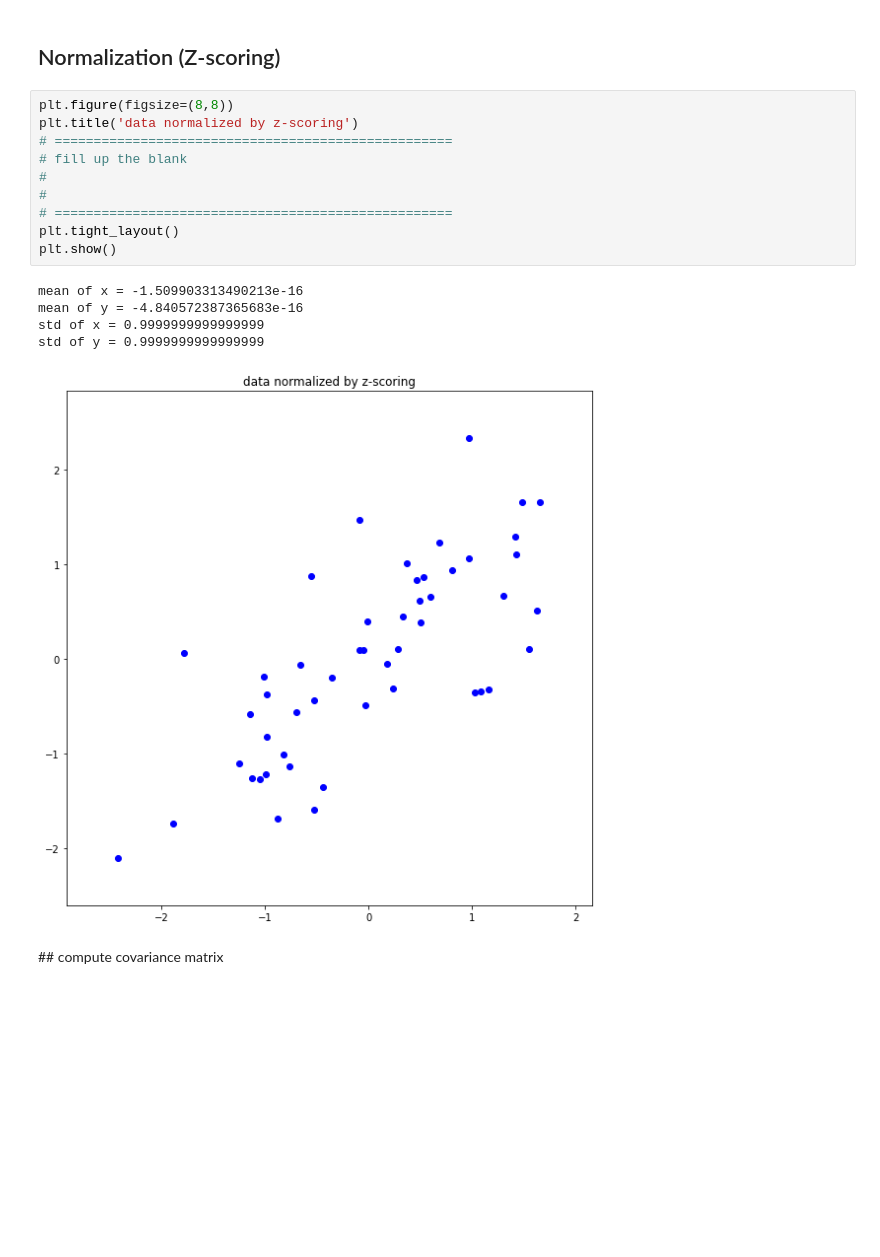
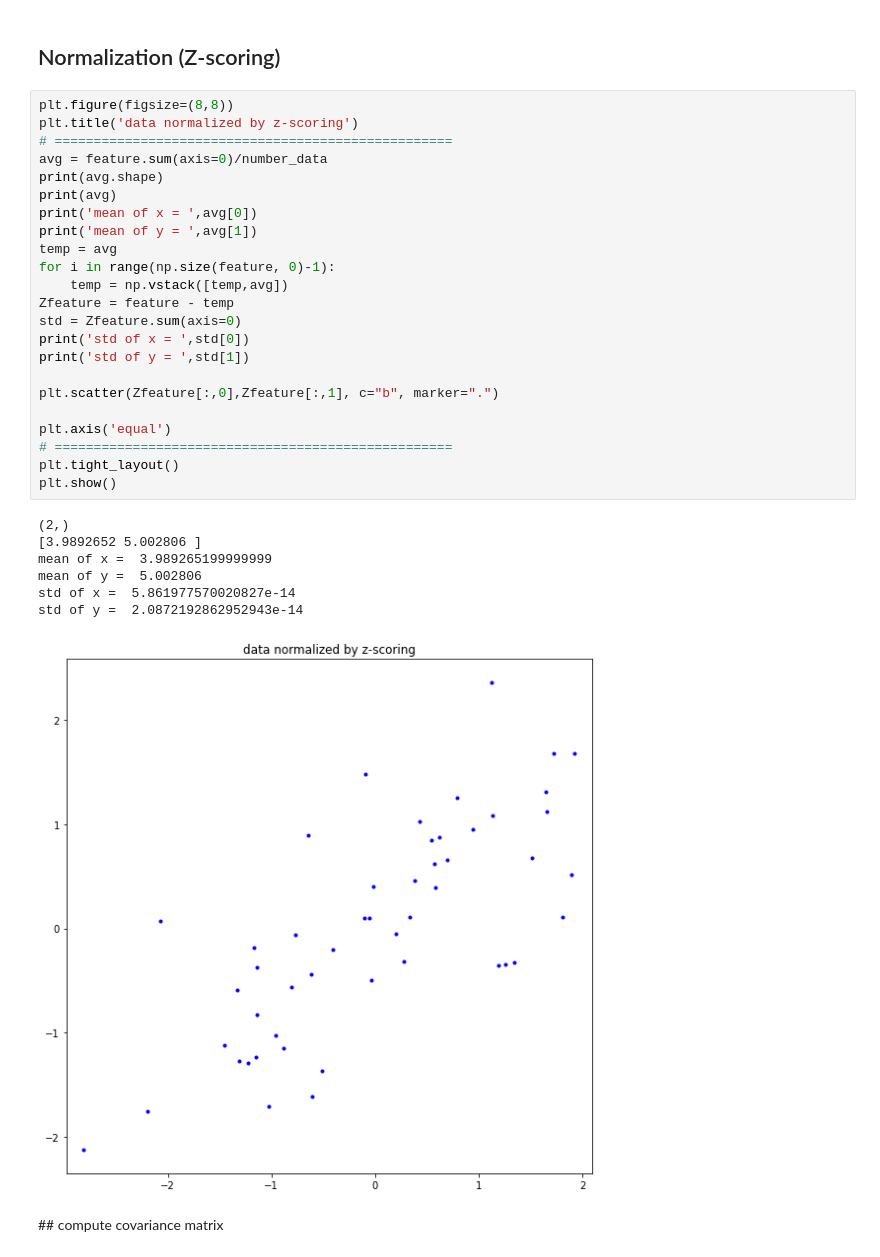
Before and after one commit to bobokyung/assignment-machine-learning, a Jupyter notebook: assignment12/assignment_12.ipynb, the cells around one changed output. Drawn from its saved outputs; the diff is of its cells as text; blank space fills up the shorter version.

```diff
--- a/assignment12/assignment_12.ipynb
+++ b/assignment12/assignment_12.ipynb
@@ -37,22 +37,37 @@ plt.show()
 [figure]
 # %% [markdown]
 ## Normalization (Z-scoring)
-# %%
-plt.figure(figsize=(8,8))
-plt.title('data normalized by z-scoring')
-# ===================================================
-# fill up the blank
-#
-#
-# ===================================================
-plt.tight_layout()
-plt.show()
-# %% [output]
-mean of x = -1.509903313490213e-16
-mean of y = -4.840572387365683e-16
-std of x = 0.9999999999999999
-std of y = 0.9999999999999999
-[figure, removed]
+# %%
+plt.figure(figsize=(8,8))
+plt.title('data normalized by z-scoring')
+# ===================================================
+avg = feature.sum(axis=0)/number_data
+print(avg.shape)
+print(avg)
+print('mean of x = ',avg[0])
+print('mean of y = ',avg[1])
+temp = avg
+for i in range(np.size(feature, 0)-1):
+    temp = np.vstack([temp,avg])
+Zfeature = feature - temp
+std = Zfeature.sum(axis=0)
+print('std of x = ',std[0])
+print('std of y = ',std[1])
+
+plt.scatter(Zfeature[:,0],Zfeature[:,1], c="b", marker=".")
+
+plt.axis('equal')
+# ===================================================
+plt.tight_layout()
+plt.show()
+# %% [output]
+(2,)
+[3.9892652 5.002806 ]
+mean of x =  3.989265199999999
+mean of y =  5.002806
+std of x =  5.861977570020827e-14
+std of y =  2.0872192862952943e-14
+[figure, added]
 # %% [markdown]
 ## compute covariance matrix
 # %%
```
